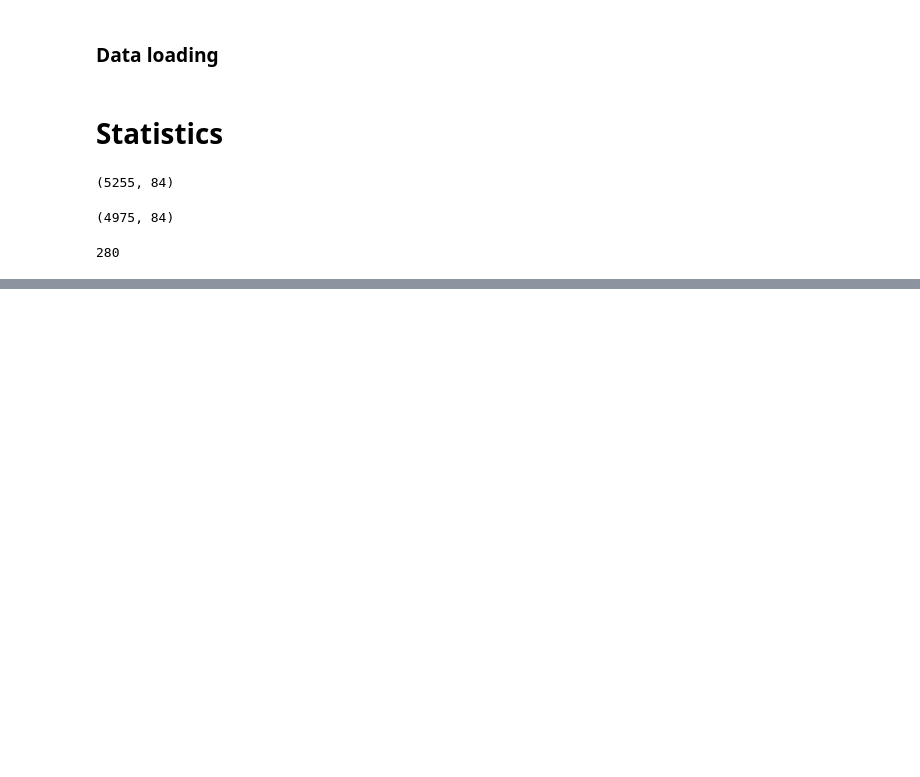
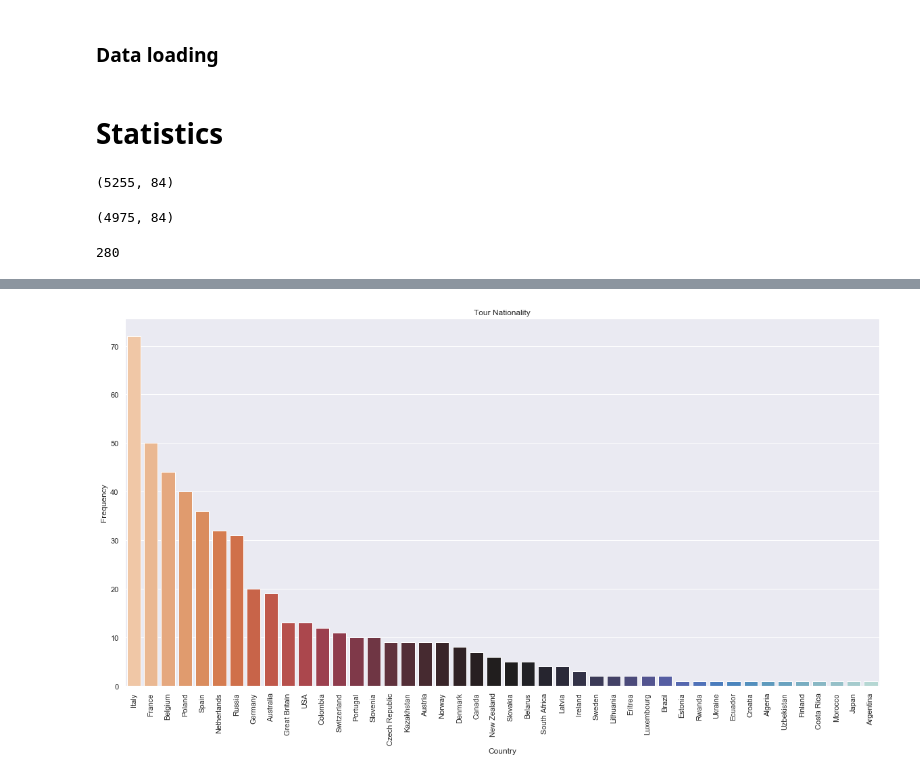
Before and after one commit to norbertstrzelecki/tour_de_pologne_top10, a Jupyter notebook: tdp_2_3_data_statistics_visualization.ipynb, the cells around one changed output, grey strips where cells are left out. Cells and saved outputs as stored; diff of their text form; code cells hidden in the pictures; blank space fills up the shorter version.

```diff
--- a/tdp_2_3_data_statistics_visualization.ipynb
+++ b/tdp_2_3_data_statistics_visualization.ipynb
@@ -89 +111,17 @@ for year in range(2014,2019):
+# %%
+# Allover nationality distribution in all tours
+nation_distribution = biker_class[['name','nation']].drop_duplicates()
+
+plt.figure(figsize=(20,10))
+sns.countplot(x='nation',
+              data=nation_distribution,
+              order=nation_distribution['nation'].value_counts().index,
+              palette="icefire_r")
+plt.title('Tour Nationality')
+plt.xticks(rotation=90)
+plt.ylabel('Frequency')
+plt.xlabel('Country')
+plt.show()
+# %% [output]
+[figure, added]
 # %%
```
Also changed, not shown: parts of 13 cells of this notebook.
